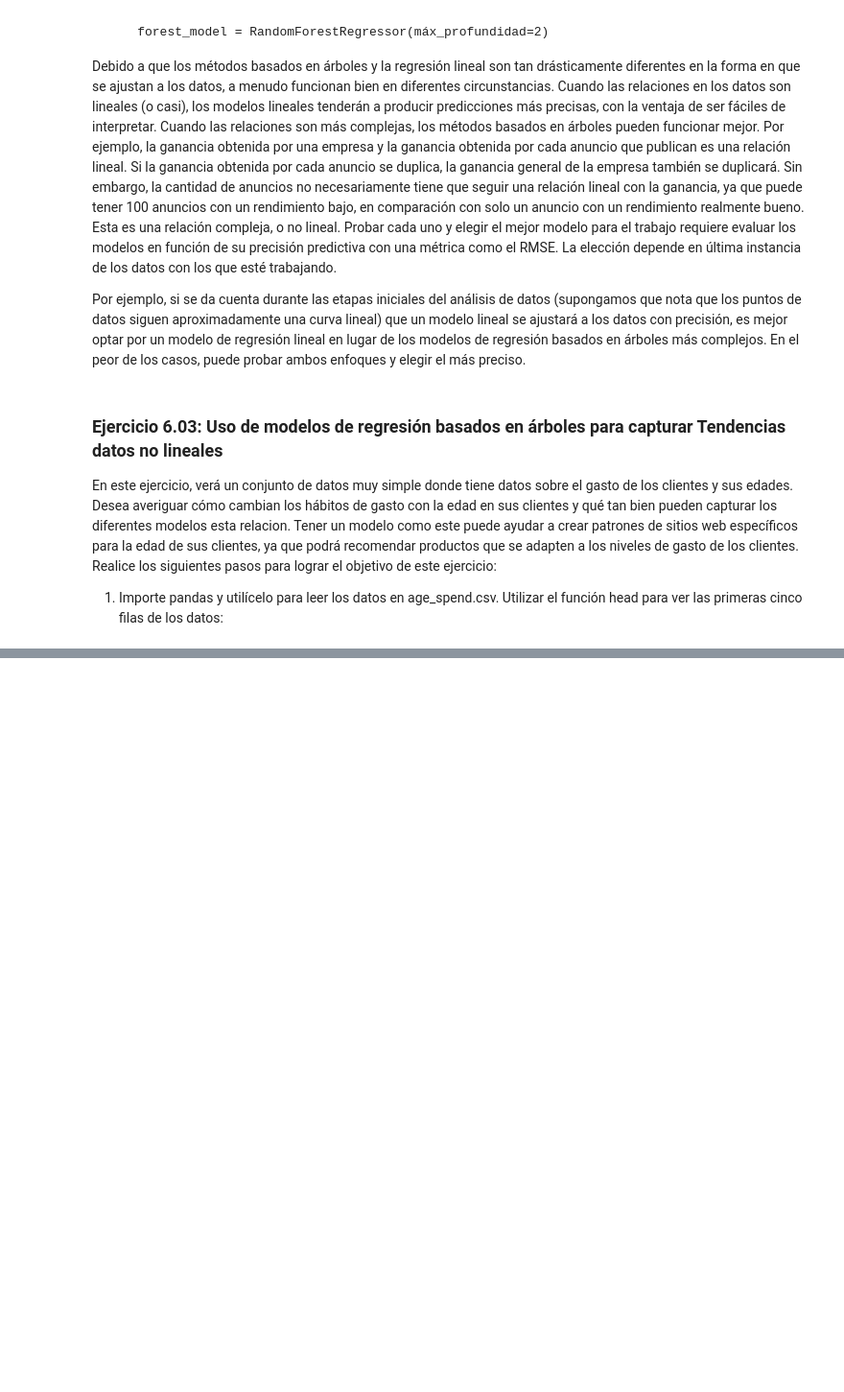
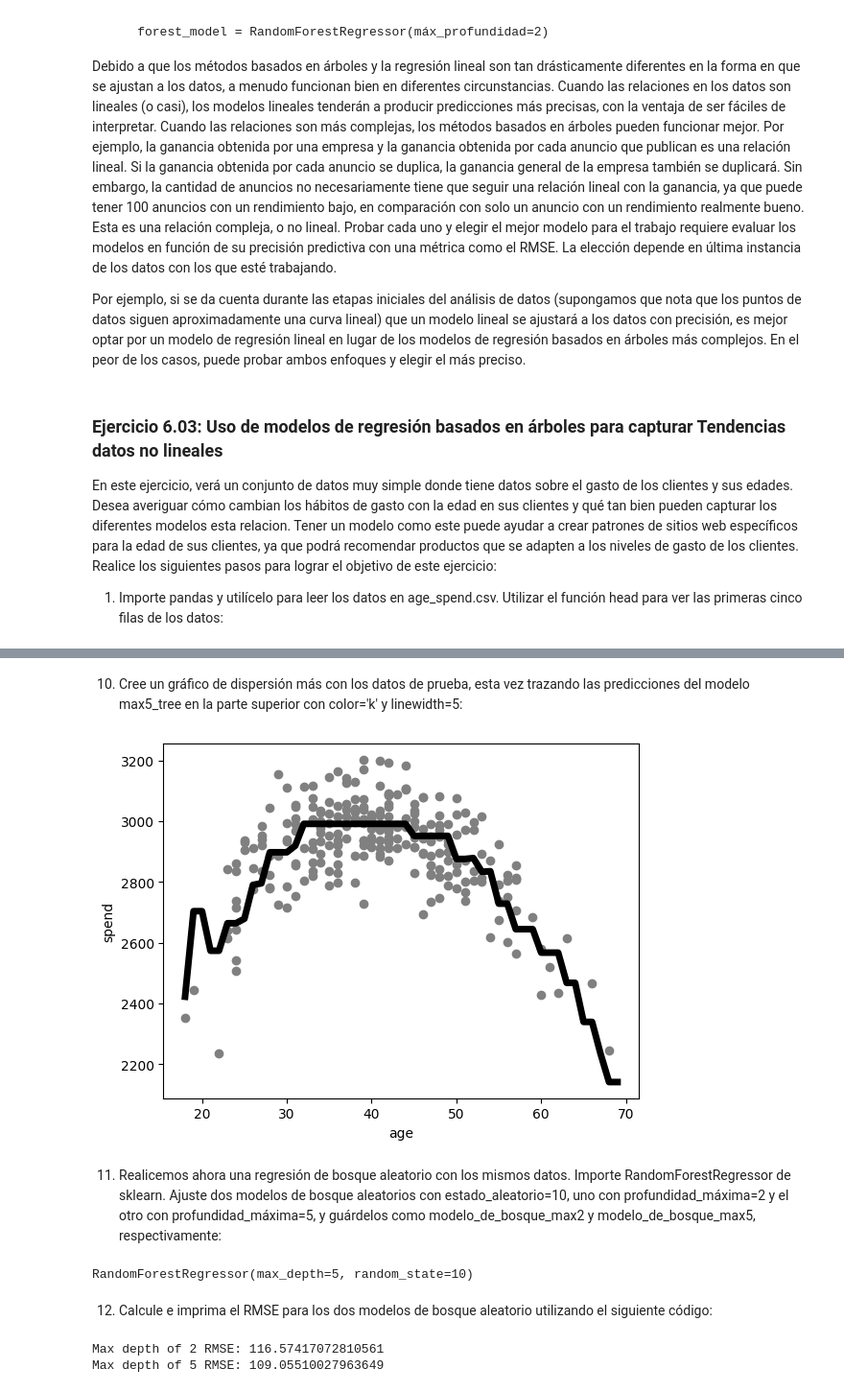
Before and after one commit to limspiga/customer-analytics, a Jupyter notebook: week-4b/customer_analytics_week_4b.ipynb, the cells around one changed output, grey strips where cells are left out. Shown at 96% size. Drawn from its saved outputs; the diff is of its cells as text; code cells hidden in the pictures; blank space fills up the shorter version.

```diff
--- a/week-4b/customer_analytics_week_4b.ipynb
+++ b/week-4b/customer_analytics_week_4b.ipynb
@@ -444,0 +587,11 @@ df.head()
+# %% [markdown]
+10. Cree un gráfico de dispersión más con los datos de prueba, esta vez trazando las predicciones del modelo max5_tree en la parte superior con color='k' y linewidth=5:
+# %%
+plt.scatter(X_test.age.tolist(), y_test.tolist(), color='gray')
+plt.plot(ages,max5_tree_model.predict(ages), color='k',\
+         linewidth=5, label="Tree with max depth 5")
+plt.xlabel("age")
+plt.ylabel("spend")
+plt.show()
+# %% [output]
+[figure, added]
@@ -444,0 +601,26 @@ df.head()
+# %% [markdown]
+11. Realicemos ahora una regresión de bosque aleatorio con los mismos datos. Importe RandomForestRegressor de sklearn. Ajuste dos modelos de bosque aleatorios con estado_aleatorio=10, uno con profundidad_máxima=2 y el otro con profundidad_máxima=5, y guárdelos como modelo_de_bosque_max2 y modelo_de_bosque_max5, respectivamente:
+# %%
+from sklearn.ensemble import RandomForestRegressor
+max2_forest_model = RandomForestRegressor\
+                    (max_depth=2, random_state=10)
+max2_forest_model.fit(X_train,y_train)
+max5_forest_model = RandomForestRegressor\
+                    (max_depth=5, random_state=10)
+max5_forest_model.fit(X_train,y_train)
+# %% [output]
+RandomForestRegressor(max_depth=5, random_state=10)
+# %% [markdown]
+12. Calcule e imprima el RMSE para los dos modelos de bosque aleatorio utilizando el siguiente código:
+# %%
+max2_forest_predictions = max2_forest_model.predict(X_test)
+print('Max depth of 2 RMSE: ' + \
+      str(mean_squared_error(max2_forest_predictions, \
+                             y_test)**0.5))
+max5_forest_predictions = max5_forest_model.predict(X_test)
+print('Max depth of 5 RMSE: ' + \
+      str(mean_squared_error(max5_forest_predictions, \
+                             y_test)**0.5))
+# %% [output]
+Max depth of 2 RMSE: 116.57417072810561
+Max depth of 5 RMSE: 109.05510027963649
```
Also changed, not shown: parts of 38 cells of this notebook.
